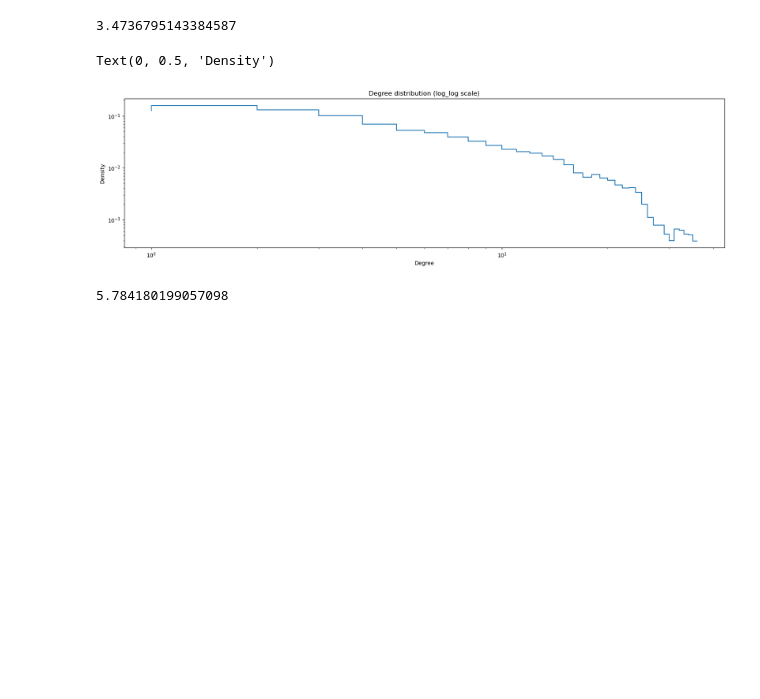
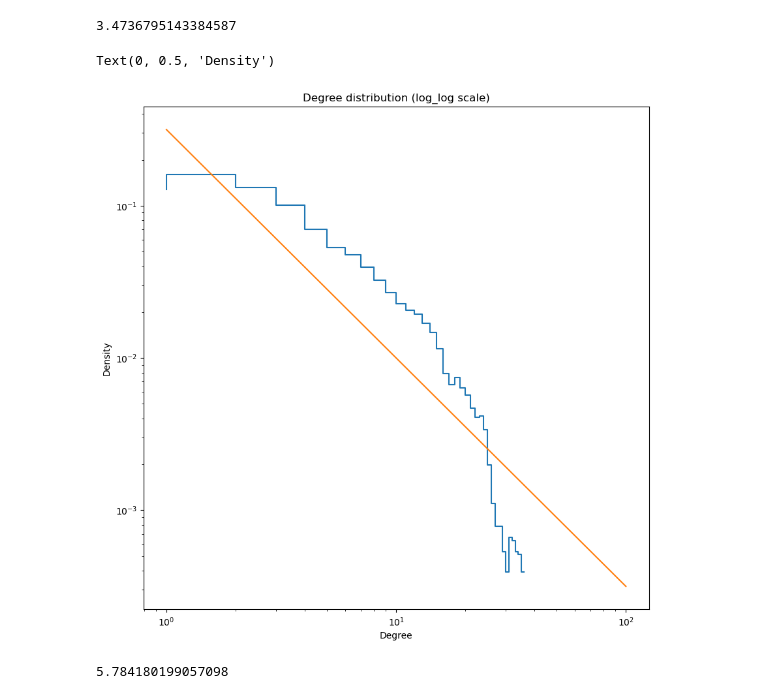
Before and after one commit to PierrickLeroy/mma-graph, a Jupyter notebook: ranking-and-exploration.ipynb, the cells around one changed output. Cells and saved outputs as stored; diff of their text form; code cells hidden in the pictures; blank space fills up the shorter version.

```diff
--- a/ranking-and-exploration.ipynb
+++ b/ranking-and-exploration.ipynb
@@ -1468,26 +1468,27 @@ nx.average_shortest_path_length(G_men)
 3.4736795143384587
 # %%
 from sklearn.neighbors import KernelDensity
-plt.figure(figsize=(20,5))
+plt.figure(figsize=(10,10))
 arr = np.array(list(dict(G_men.degree()).values()))
 
 x = np.linspace(arr.min(),arr.max(), arr.max() - arr.min()+1)
 
 kde = KernelDensity(bandwidth=0.8,kernel="gaussian")
 kde.fit(arr.reshape(-1,1))
 logprob=kde.score_samples(x.reshape(-1,1))
 
 plt.step(x,np.exp(logprob))
+plt.plot(np.array([1,10,100]), np.array([0.1**(3/2),0.01**(3/2),0.001**(3/2)])*10)
 
 plt.plot(arr,np.full_like(arr,0),'|k',markeredgewidth=0.1,alpha=0.2)
 plt.yscale("log")
 plt.xscale("log")
 plt.title("Degree distribution (log_log scale)")
 plt.xlabel("Degree")
 plt.ylabel("Density")
 # %% [output]
 Text(0, 0.5, 'Density')
-[figure, old version]
+[figure, new version]
 # %%
 # average degree
 np.array(list(dict(G_men.degree()).values())).mean()
```
Also changed, not shown: parts of 8 cells of this notebook, 4 other files.
